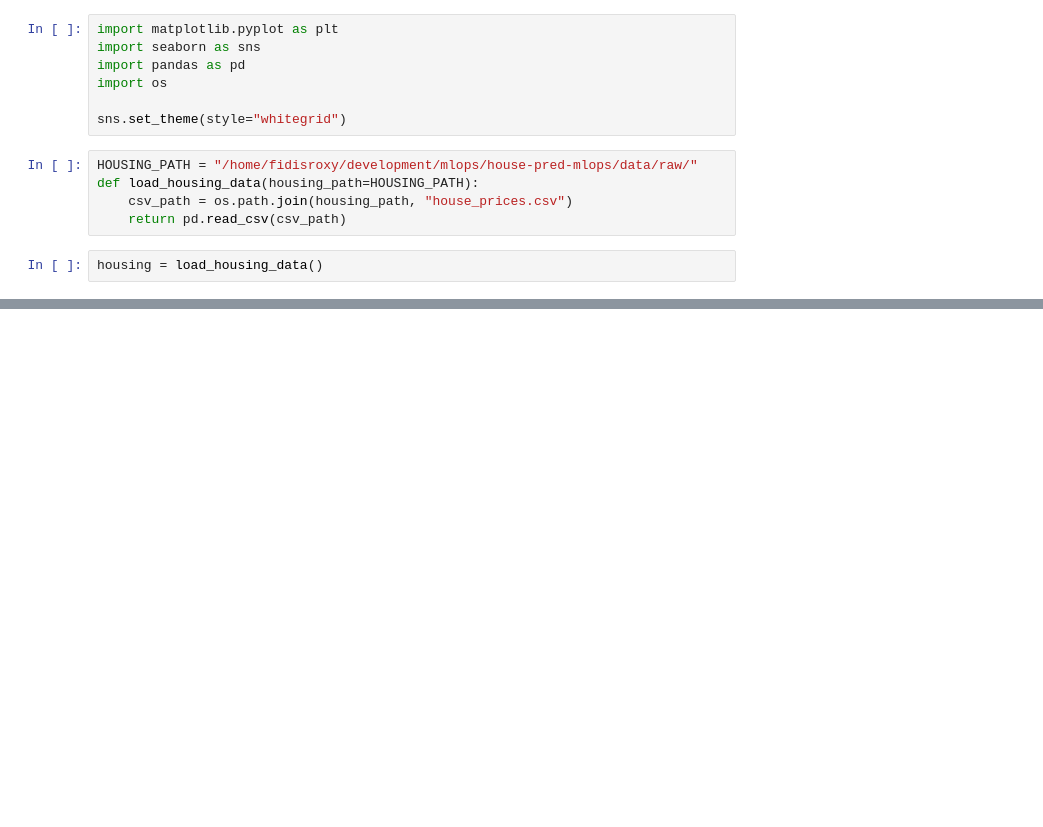
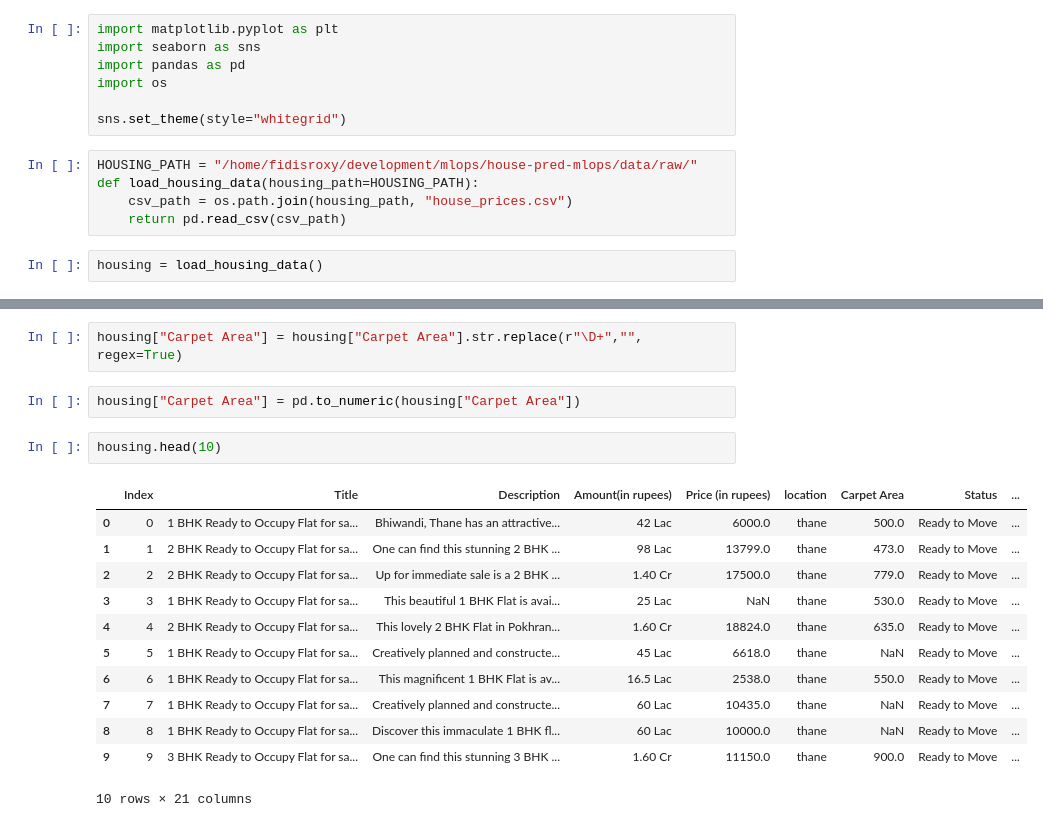
Before and after one commit to Damilaresanni/house-pred-mlops, a Jupyter notebook: notebooks/01_data_engineering.ipynb, the cells around one changed output, grey strips where cells are left out. Drawn from its saved outputs; the diff is of its cells as text; blank space fills up the shorter version.

```diff
--- a/notebooks/01_data_engineering.ipynb
+++ b/notebooks/01_data_engineering.ipynb
@@ -24,0 +51,19 @@ housing.head(5)
+# %%
+housing["Carpet Area"] = housing["Carpet Area"].str.replace(r"\D+","", regex=True)
+# %%
+housing["Carpet Area"] = pd.to_numeric(housing["Carpet Area"])
+# %%
+housing.head(10)
+# %% [output]
+|  | Index | Title | Description | Amount(in rupees) | Price (in rupees) | location | Carpet Area | Status | ... |
+| 0 | 0 | 1 BHK Ready to Occupy Flat for sa... | Bhiwandi, Thane has an attractive... | 42 Lac | 6000.0 | thane | 500.0 | Ready to Move | ... |
+| 1 | 1 | 2 BHK Ready to Occupy Flat for sa... | One can find this stunning 2 BHK ... | 98 Lac | 13799.0 | thane | 473.0 | Ready to Move | ... |
+| 2 | 2 | 2 BHK Ready to Occupy Flat for sa... | Up for immediate sale is a 2 BHK ... | 1.40 Cr | 17500.0 | thane | 779.0 | Ready to Move | ... |
+| 3 | 3 | 1 BHK Ready to Occupy Flat for sa... | This beautiful 1 BHK Flat is avai... | 25 Lac | NaN | thane | 530.0 | Ready to Move | ... |
+| 4 | 4 | 2 BHK Ready to Occupy Flat for sa... | This lovely 2 BHK Flat in Pokhran... | 1.60 Cr | 18824.0 | thane | 635.0 | Ready to Move | ... |
+| 5 | 5 | 1 BHK Ready to Occupy Flat for sa... | Creatively planned and constructe... | 45 Lac | 6618.0 | thane | NaN | Ready to Move | ... |
+| 6 | 6 | 1 BHK Ready to Occupy Flat for sa... | This magnificent 1 BHK Flat is av... | 16.5 Lac | 2538.0 | thane | 550.0 | Ready to Move | ... |
+| 7 | 7 | 1 BHK Ready to Occupy Flat for sa... | Creatively planned and constructe... | 60 Lac | 10435.0 | thane | NaN | Ready to Move | ... |
+| 8 | 8 | 1 BHK Ready to Occupy Flat for sa... | Discover this immaculate 1 BHK fl... | 60 Lac | 10000.0 | thane | NaN | Ready to Move | ... |
+| 9 | 9 | 3 BHK Ready to Occupy Flat for sa... | One can find this stunning 3 BHK ... | 1.60 Cr | 11150.0 | thane | 900.0 | Ready to Move | ... |
+10 rows × 21 columns
```
Also changed, not shown: parts of 4 cells of this notebook.
